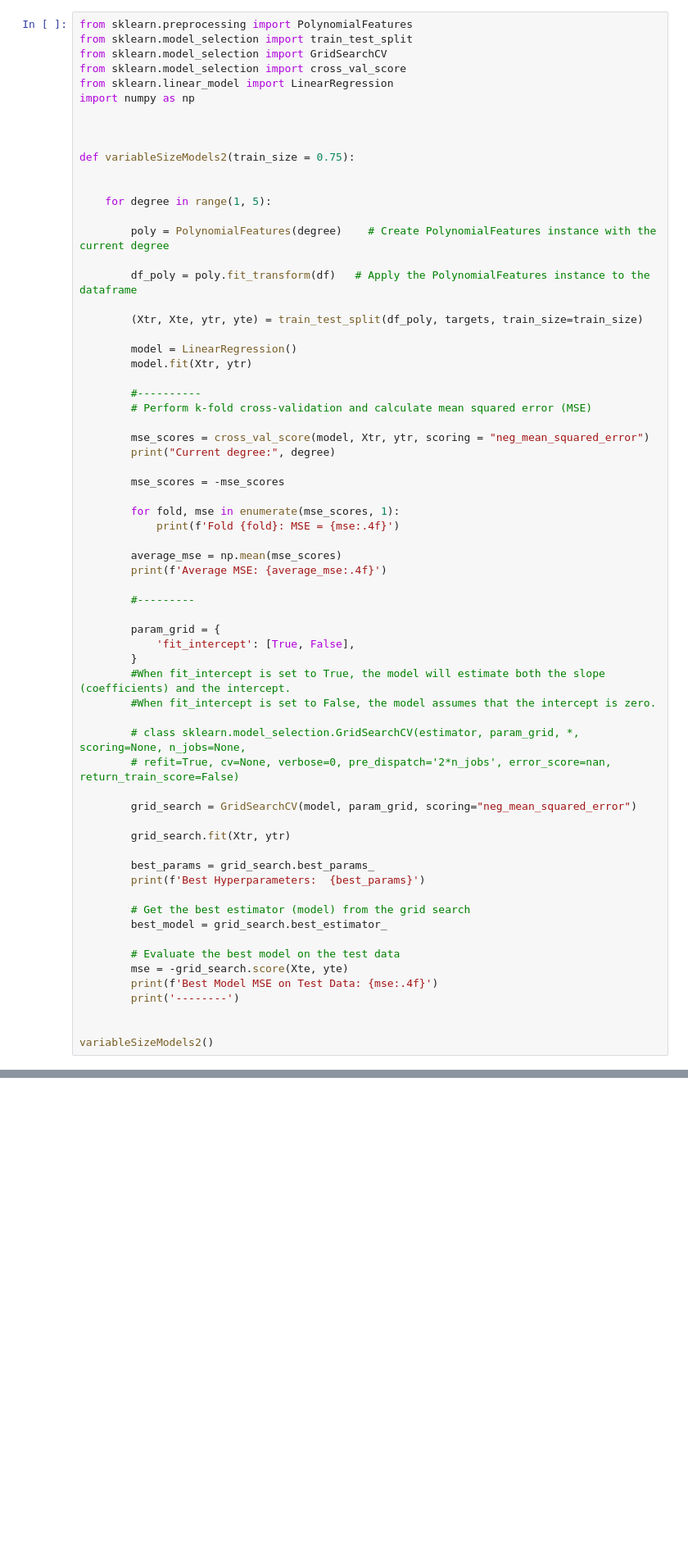
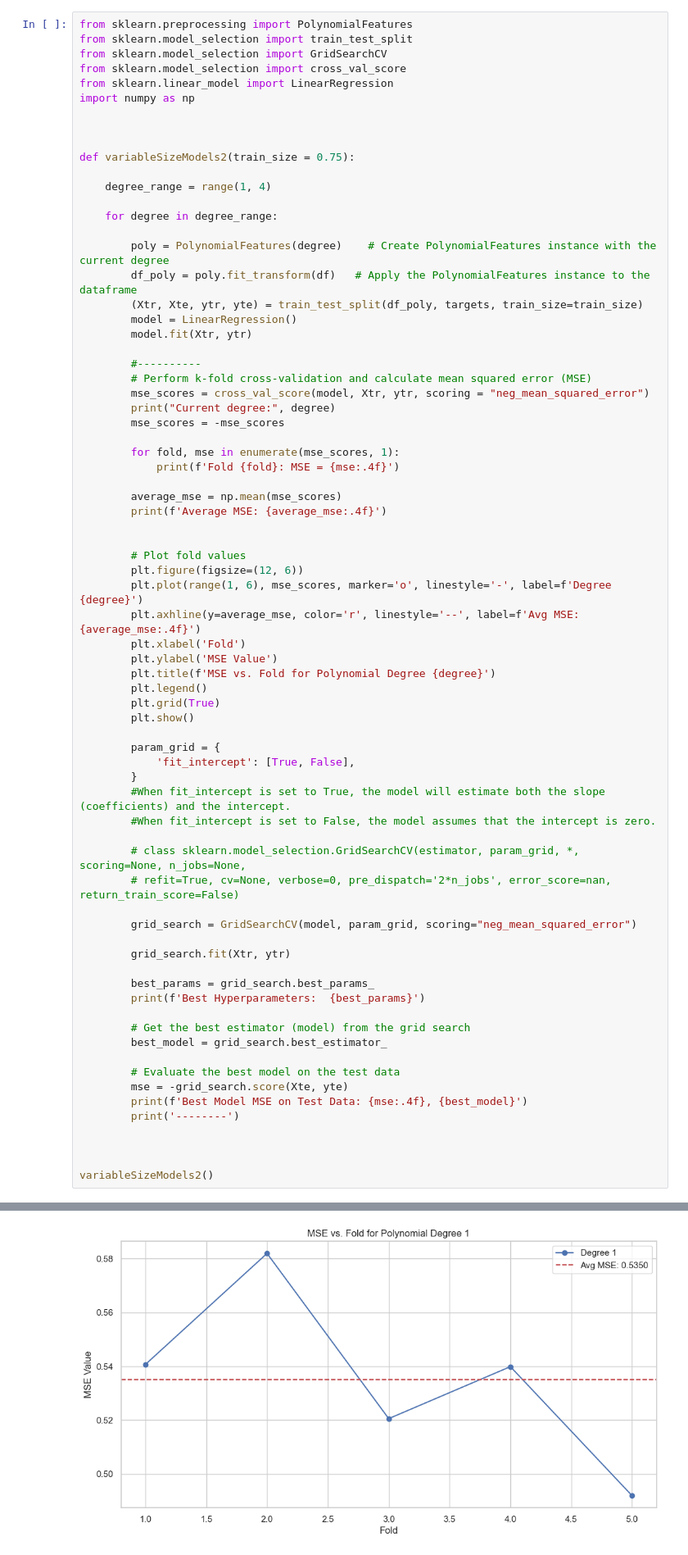
Before and after one commit to Pampaj7/FMLab, a Jupyter notebook: FML-Pampaloni-LinearRegression.ipynb, the cells around one changed output, grey strips where cells are left out. Shown at 82% size. Cells and saved outputs as stored; diff of their text form; blank space fills up the shorter version.

Commit message:
Added plot for ex. 6

```diff
--- a/FML-Pampaloni-LinearRegression.ipynb
+++ b/FML-Pampaloni-LinearRegression.ipynb
@@ -573,24 +573,20 @@ import numpy as np
 
 def variableSizeModels2(train_size = 0.75):
 
+    degree_range = range(1, 4)
 
-    for degree in range(1, 5):
+    for degree in degree_range:
 
         poly = PolynomialFeatures(degree)    # Create PolynomialFeatures instance with the current degree
-
         df_poly = poly.fit_transform(df)   # Apply the PolynomialFeatures instance to the dataframe
-
         (Xtr, Xte, ytr, yte) = train_test_split(df_poly, targets, train_size=train_size)
-
         model = LinearRegression()
         model.fit(Xtr, ytr)
 
         #----------
         # Perform k-fold cross-validation and calculate mean squared error (MSE)
-
         mse_scores = cross_val_score(model, Xtr, ytr, scoring = "neg_mean_squared_error")
         print("Current degree:", degree)
-
         mse_scores = -mse_scores
 
         for fold, mse in enumerate(mse_scores, 1):
@@ -599,7 +595,17 @@ def variableSizeModels2(train_size = 0.75):
         average_mse = np.mean(mse_scores)
         print(f'Average MSE: {average_mse:.4f}')
 
-        #---------
+
+        # Plot fold values
+        plt.figure(figsize=(12, 6))
+        plt.plot(range(1, 6), mse_scores, marker='o', linestyle='-', label=f'Degree {degree}')
+        plt.axhline(y=average_mse, color='r', linestyle='--', label=f'Avg MSE: {average_mse:.4f}')
+        plt.xlabel('Fold')
+        plt.ylabel('MSE Value')
+        plt.title(f'MSE vs. Fold for Polynomial Degree {degree}')
+        plt.legend()
+        plt.grid(True)
+        plt.show()
 
         param_grid = {
             'fit_intercept': [True, False],
@@ -622,10 +628,11 @@ def variableSizeModels2(train_size = 0.75):
 
         # Evaluate the best model on the test data
         mse = -grid_search.score(Xte, yte)
-        print(f'Best Model MSE on Test Data: {mse:.4f}')
+        print(f'Best Model MSE on Test Data: {mse:.4f}, {best_model}')
         print('--------')
 
 
+
 variableSizeModels2()
 # %% [output]
 Current degree: 1
@@ -647,0 +645 @@ Best Model MSE on Test Data: 1831.4750
+[figure, added]
```
Also changed, not shown: parts of 11 cells of this notebook.
